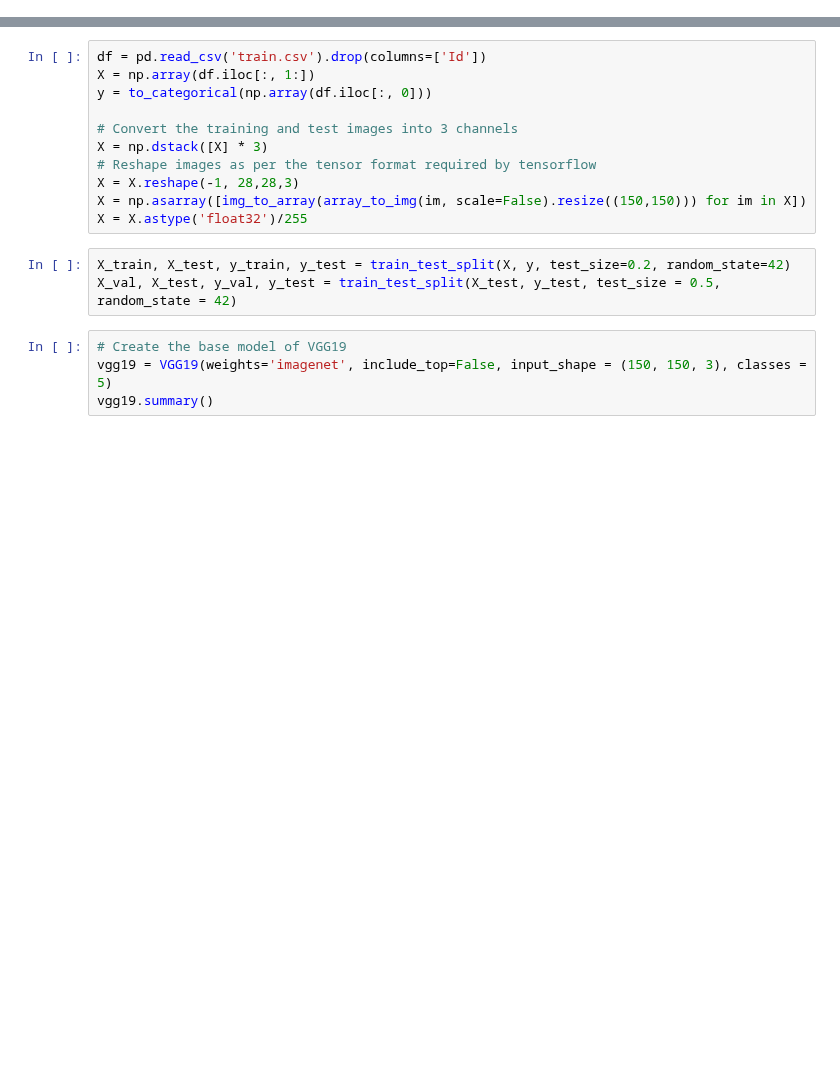
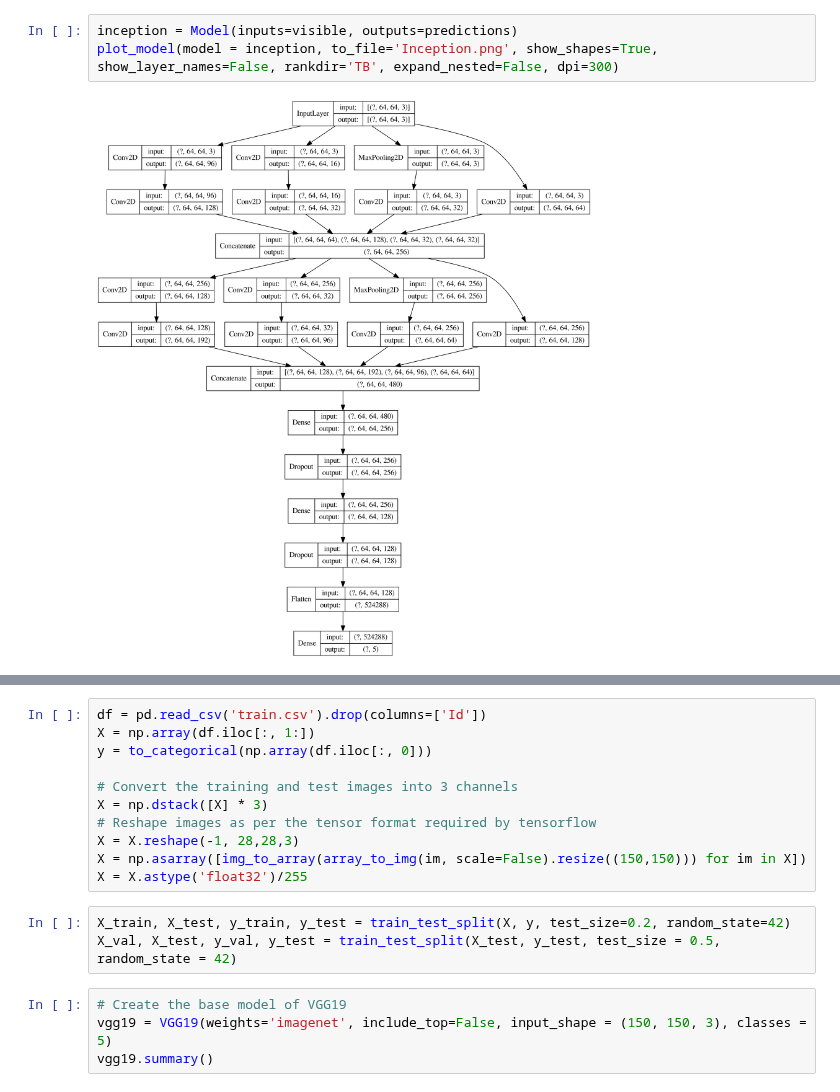
Before and after one commit to Tiankai-Jiang/ECE657A-A3, a Jupyter notebook: vgg19.ipynb, the cells around one changed output, grey strips where cells are left out. Saved outputs shown, nothing was run; the diff lists cells and outputs as text; blank space fills up the shorter version.

```diff
--- a/vgg19.ipynb
+++ b/vgg19.ipynb
@@ -0,0 +71,5 @@
+# %%
+inception = Model(inputs=visible, outputs=predictions)
+plot_model(model = inception, to_file='Inception.png', show_shapes=True, show_layer_names=False, rankdir='TB', expand_nested=False, dpi=300)
+# %% [output]
+[figure, added]
```
Also changed, not shown: parts of 6 cells of this notebook, 1 other file.
